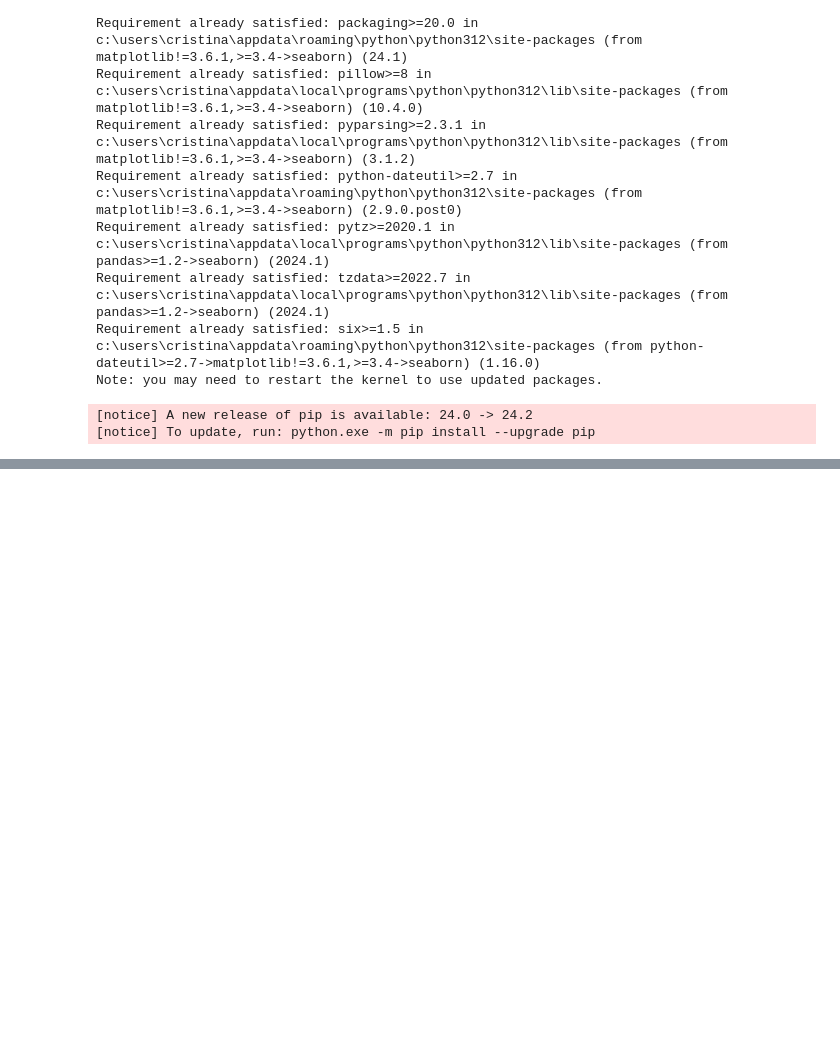
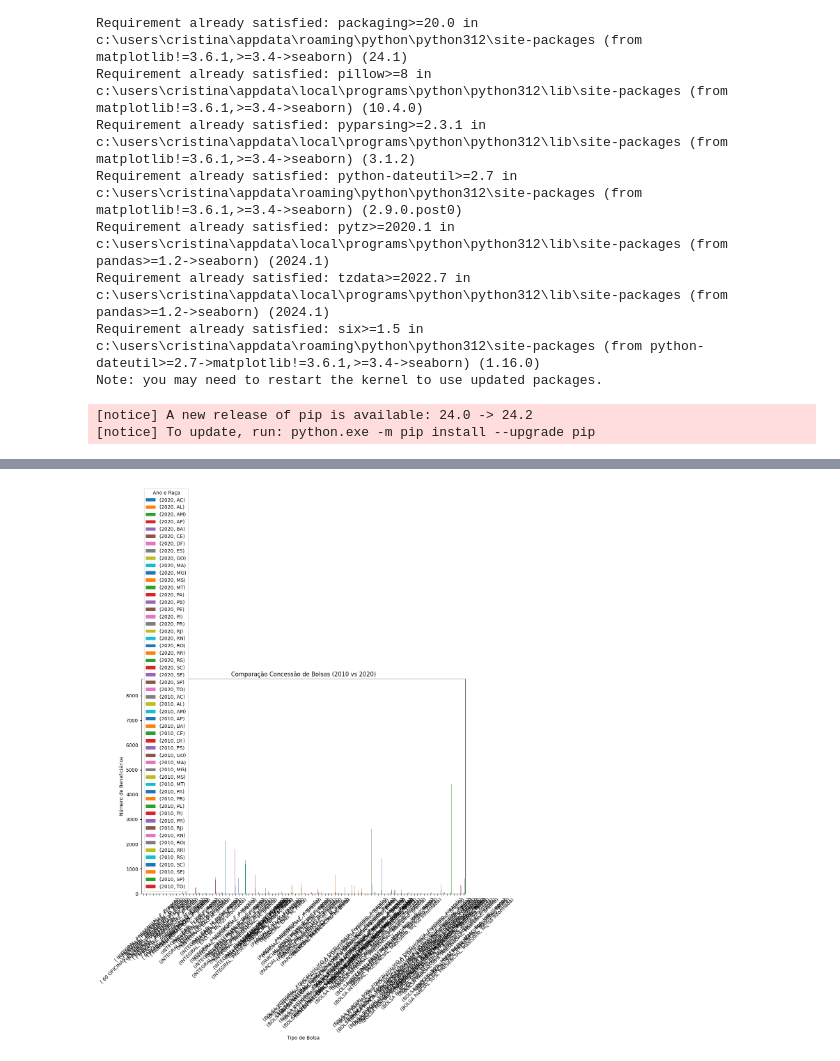
Before and after one commit to cristinaajs/DesafioAnaliseDadosPython, a Jupyter notebook: Dados_Analise.ipynb, the cells around one changed output, grey strips where cells are left out. Drawn from its saved outputs; the diff is of its cells as text; code cells hidden in the pictures; blank space fills up the shorter version.

```diff
--- a/Dados_Analise.ipynb
+++ b/Dados_Analise.ipynb
@@ -322,0 +328,20 @@ Name: count, dtype: int64
+# %%
+
+# Agrupar os dados por ano e categoria de raça
+grupo_df20 = df20.groupby(['TIPO_BOLSA', 'MODALIDADE_ENSINO_BOLSA', 'SEXO_BENEFICIARIO', 'RACA_BENEFICIARIO', 'UF_BENEFICIARIO' ]).size().unstack(fill_value=0)
+grupo_df10 = df10.groupby(['TIPO_BOLSA', 'MODALIDADE_ENSINO_BOLSA', 'SEXO_BENEFICIARIO_BOLSA', 'RACA_BENEFICIARIO_BOLSA', 'SIGLA_UF_BENEFICIARIO_BOLSA'  ]).size().unstack(fill_value=0)
+
+# Combinar os DataFrames para comparação
+df_comparacao = pd.concat([grupo_df20, grupo_df10], axis=1, keys=['2020', '2010'])
+
+# Criar gráfico de barras agrupadas
+df_comparacao.plot(kind='bar', figsize=(12, 8))
+plt.title('Comparação Concessão de Bolsas (2010 vs 2020)')
+plt.xlabel('Tipo de Bolsa')
+plt.ylabel('Número de Beneficiários')
+plt.xticks(rotation=45)
+plt.legend(title='Ano e Raça')
+plt.tight_layout()
+plt.show()
+# %% [output]
+[figure, added]
```
Also changed, not shown: parts of 54 cells of this notebook.
